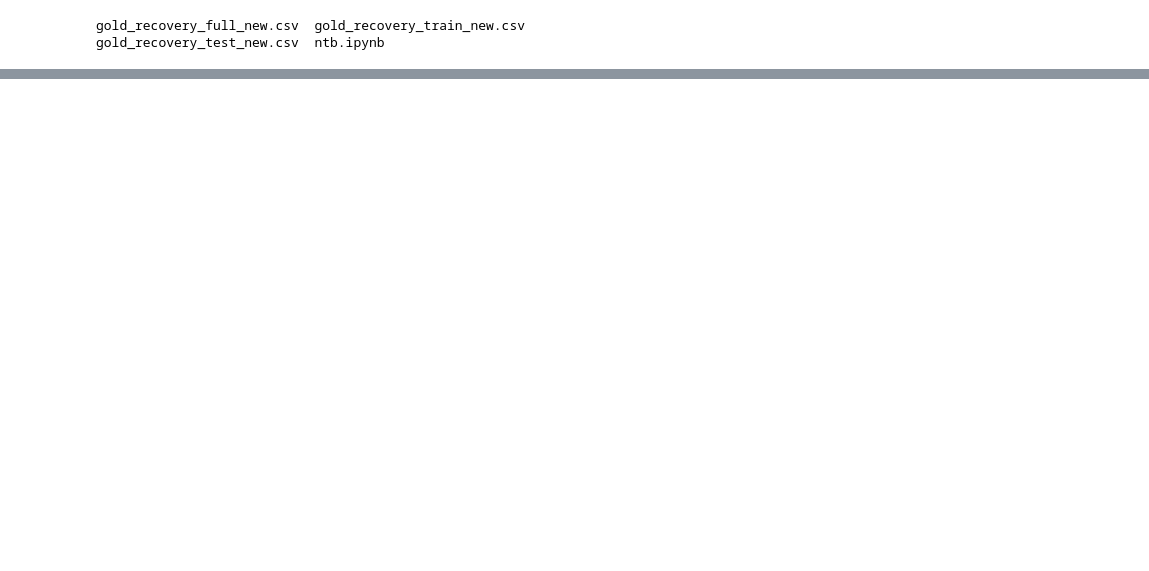
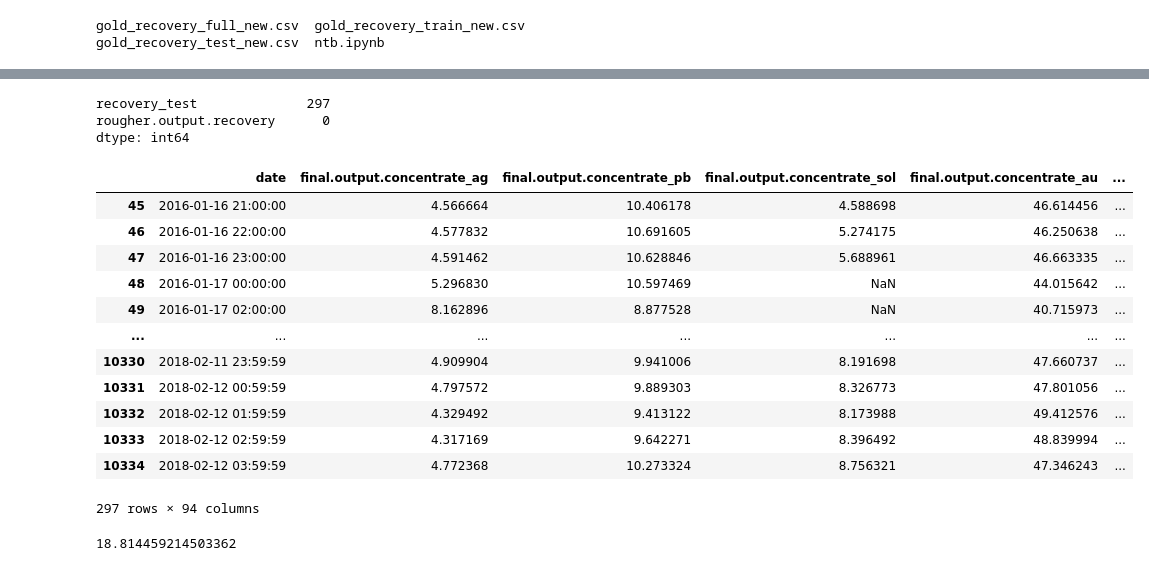
Before and after one commit to aabitokh/home_repo, a Jupyter notebook: YP_DS/gold_project/ntb.ipynb, the cells around one changed output, grey strips where cells are left out. Saved outputs shown, nothing was run; the diff lists cells and outputs as text; code cells hidden in the pictures; blank space fills up the shorter version.

```diff
--- a/YP_DS/gold_project/ntb.ipynb
+++ b/YP_DS/gold_project/ntb.ipynb
@@ -15,0 +85,68 @@ dfs = [train_df, test_df, full_df]
+# %%
+#- C — доля золота в концентрате после флотации/очистки
+train_df.iloc[:, 43:53].head().columns
+
+volume_sum_columns = ['rougher.output.concentrate_ag', 'rougher.output.concentrate_pb',
+                       'rougher.output.concentrate_sol', 'rougher.output.concentrate_au']
+
+train_df['rougher.output.feed_sum'] = train_df[volume_sum_columns].sum(axis =1)
+
+train_df['rougher.output.feed_au_share'] = train_df['rougher.output.concentrate_au']/train_df['rougher.output.feed_sum']
+
+C = train_df['rougher.output.feed_au_share']
+# %%
+#колонки инпута
+#- F — доля золота в сырье/концентрате до флотации/очистки;
+train_df.iloc[:, 34:44].head().columns
+
+volume_sum_columns = ['rougher.input.feed_ag', 'rougher.input.feed_pb',
+                      'rougher.input.feed_sol', 'rougher.input.feed_au']
+
+train_df['rougher.input.feed_sum'] = train_df[volume_sum_columns].sum(axis =1)
+
+train_df['rougher.input.feed_au_share'] = train_df['rougher.input.feed_au']/train_df['rougher.input.feed_sum']
+
+F = train_df['rougher.input.feed_au_share']
+# %%
+#- T — доля золота в отвальных хвостах после флотации/очистки.
+train_df.iloc[:, 49:53].head().columns
+
+volume_sum_columns = ['rougher.output.tail_ag', 'rougher.output.tail_pb',
+                      'rougher.output.tail_sol', 'rougher.output.tail_au']
+
+train_df['rougher.output.tail_feed_sum'] = train_df[volume_sum_columns].sum(axis =1)
+
+train_df['rougher.output.tail_feed_au_share'] = train_df['rougher.output.tail_au']/train_df['rougher.output.tail_feed_sum']
+
+T = train_df['rougher.output.tail_feed_au_share']
+# %%
+#recovery test
+train_df['recovery_test'] = (C*(F-T))/(F*(C-T))*100
+train_df[['recovery_test', 'rougher.output.recovery']].isna().sum()
+# %% [output]
+recovery_test              297
+rougher.output.recovery      0
+dtype: int64
+# %%
+#появились наны из-за нулей в rougher.output.concentrate_so
+train_df[train_df['recovery_test'].isnull()]
+# %% [output]
+|  | date | final.output.concentrate_ag | final.output.concentrate_pb | final.output.concentrate_sol | final.output.concentrate_au | ... |
+| 45 | 2016-01-16 21:00:00 | 4.566664 | 10.406178 | 4.588698 | 46.614456 | ... |
+| 46 | 2016-01-16 22:00:00 | 4.577832 | 10.691605 | 5.274175 | 46.250638 | ... |
+| 47 | 2016-01-16 23:00:00 | 4.591462 | 10.628846 | 5.688961 | 46.663335 | ... |
+| 48 | 2016-01-17 00:00:00 | 5.296830 | 10.597469 | NaN | 44.015642 | ... |
+| 49 | 2016-01-17 02:00:00 | 8.162896 | 8.877528 | NaN | 40.715973 | ... |
+| ... | ... | ... | ... | ... | ... | ... |
+| 10330 | 2018-02-11 23:59:59 | 4.909904 | 9.941006 | 8.191698 | 47.660737 | ... |
+| 10331 | 2018-02-12 00:59:59 | 4.797572 | 9.889303 | 8.326773 | 47.801056 | ... |
+| 10332 | 2018-02-12 01:59:59 | 4.329492 | 9.413122 | 8.173988 | 49.412576 | ... |
+| 10333 | 2018-02-12 02:59:59 | 4.317169 | 9.642271 | 8.396492 | 48.839994 | ... |
+| 10334 | 2018-02-12 03:59:59 | 4.772368 | 10.273324 | 8.756321 | 47.346243 | ... |
+297 rows × 94 columns
+# %%
+#посмотрим что без нанов
+print(mean_absolute_error(train_df.dropna(subset=['recovery_test'])['rougher.output.recovery'],
+                            train_df.dropna(subset=['recovery_test'])['recovery_test']))
+# %% [output]
+18.814459214503362
```
Also changed, not shown: parts of 29 cells of this notebook.
